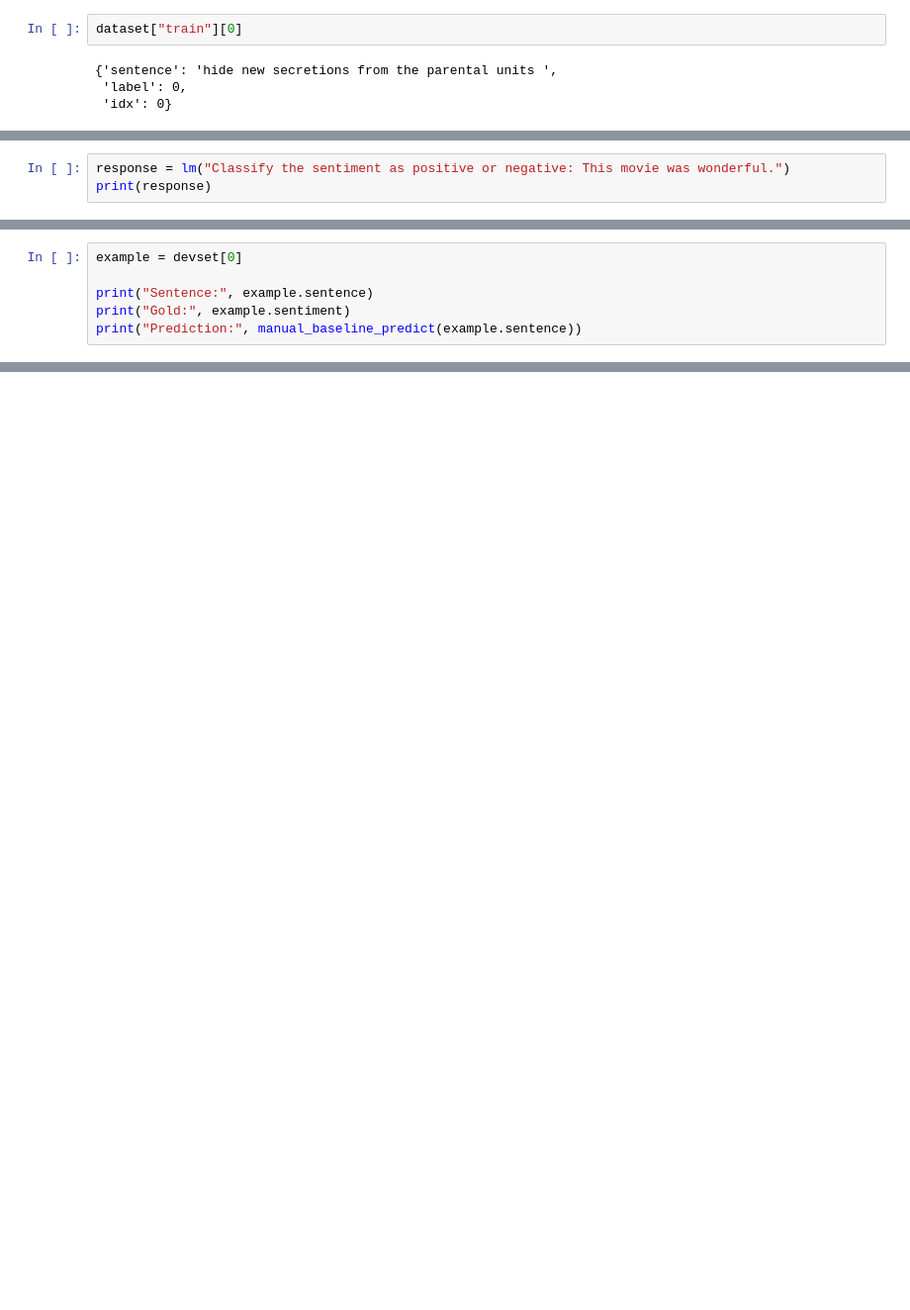
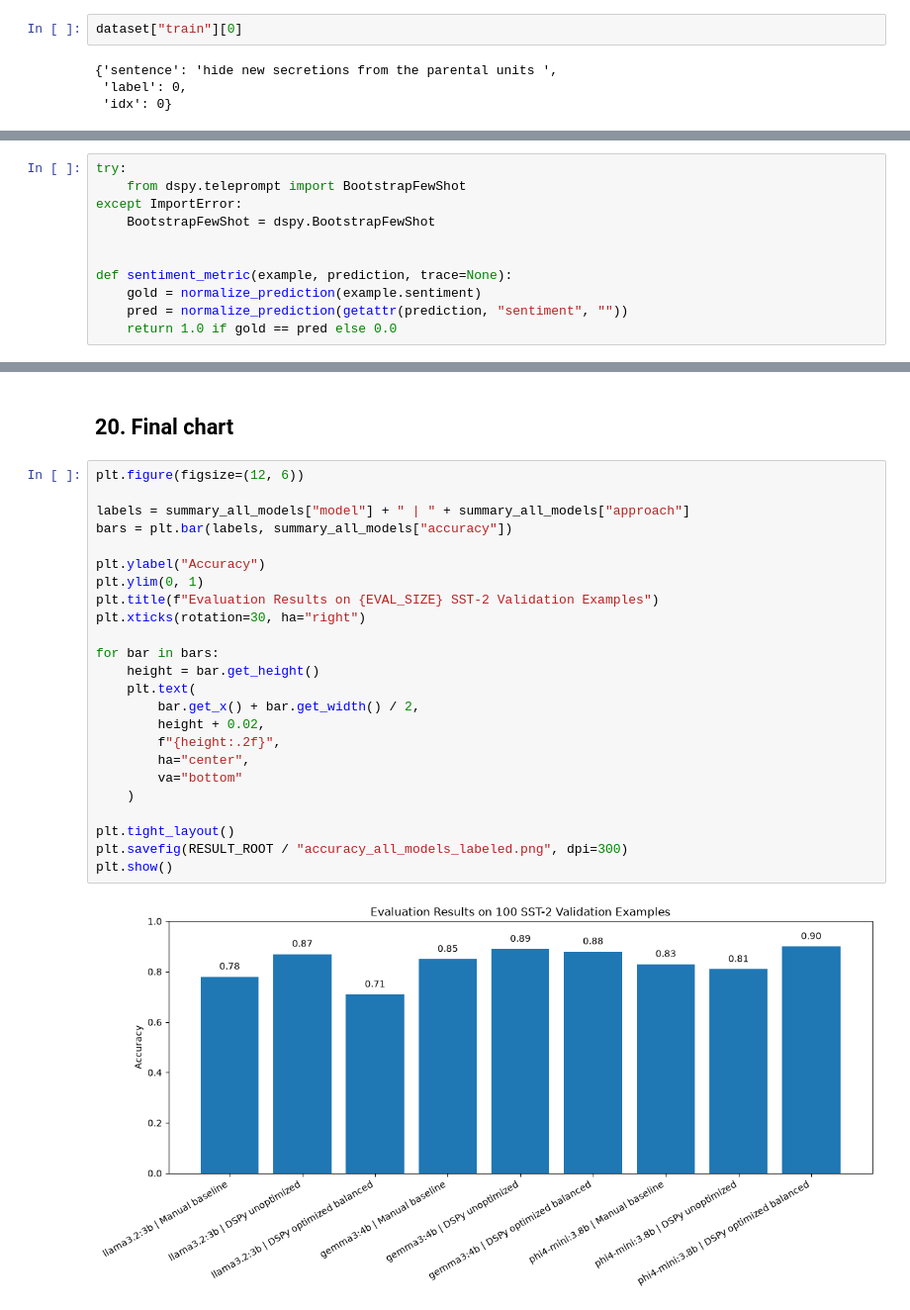
Before and after one commit to Ehsangood1/Studienarbeit, a Jupyter notebook: baseline_vs_dspy_sst2.ipynb, the cells around one changed output, grey strips where cells are left out. Shown at 99% size. Cells and saved outputs as stored; diff of their text form; blank space fills up the shorter version.

Commit message:
Add final 100-example multi-model evaluation results

```diff
--- a/baseline_vs_dspy_sst2.ipynb
+++ b/baseline_vs_dspy_sst2.ipynb
@@ -166,3 +121,0 @@ This quick test checks whether the local model connection works before the full
-# %%
-response = lm("Classify the sentiment as positive or negative: This movie was wonderful.")
-print(response)
@@ -239,6 +121,0 @@ Sentiment:
-# %%
-example = devset[0]
-
-print("Sentence:", example.sentence)
-print("Gold:", example.sentiment)
-print("Prediction:", manual_baseline_predict(example.sentence))
@@ -842,0 +512,11 @@ plt.show()
+# %%
+try:
+    from dspy.teleprompt import BootstrapFewShot
+except ImportError:
+    BootstrapFewShot = dspy.BootstrapFewShot
+
+
+def sentiment_metric(example, prediction, trace=None):
+    gold = normalize_prediction(example.sentiment)
+    pred = normalize_prediction(getattr(prediction, "sentiment", ""))
+    return 1.0 if gold == pred else 0.0
@@ -842,0 +841,28 @@ plt.show()
+# %% [markdown]
+## 20. Final chart
+# %%
+plt.figure(figsize=(12, 6))
+
+labels = summary_all_models["model"] + " | " + summary_all_models["approach"]
+bars = plt.bar(labels, summary_all_models["accuracy"])
+
+plt.ylabel("Accuracy")
+plt.ylim(0, 1)
+plt.title(f"Evaluation Results on {EVAL_SIZE} SST-2 Validation Examples")
+plt.xticks(rotation=30, ha="right")
+
+for bar in bars:
+    height = bar.get_height()
+    plt.text(
+        bar.get_x() + bar.get_width() / 2,
+        height + 0.02,
+        f"{height:.2f}",
+        ha="center",
+        va="bottom"
+    )
+
+plt.tight_layout()
+plt.savefig(RESULT_ROOT / "accuracy_all_models_labeled.png", dpi=300)
+plt.show()
+# %% [output]
+[figure, added]
```
Also changed, not shown: parts of 103 cells of this notebook, 31 other files.
